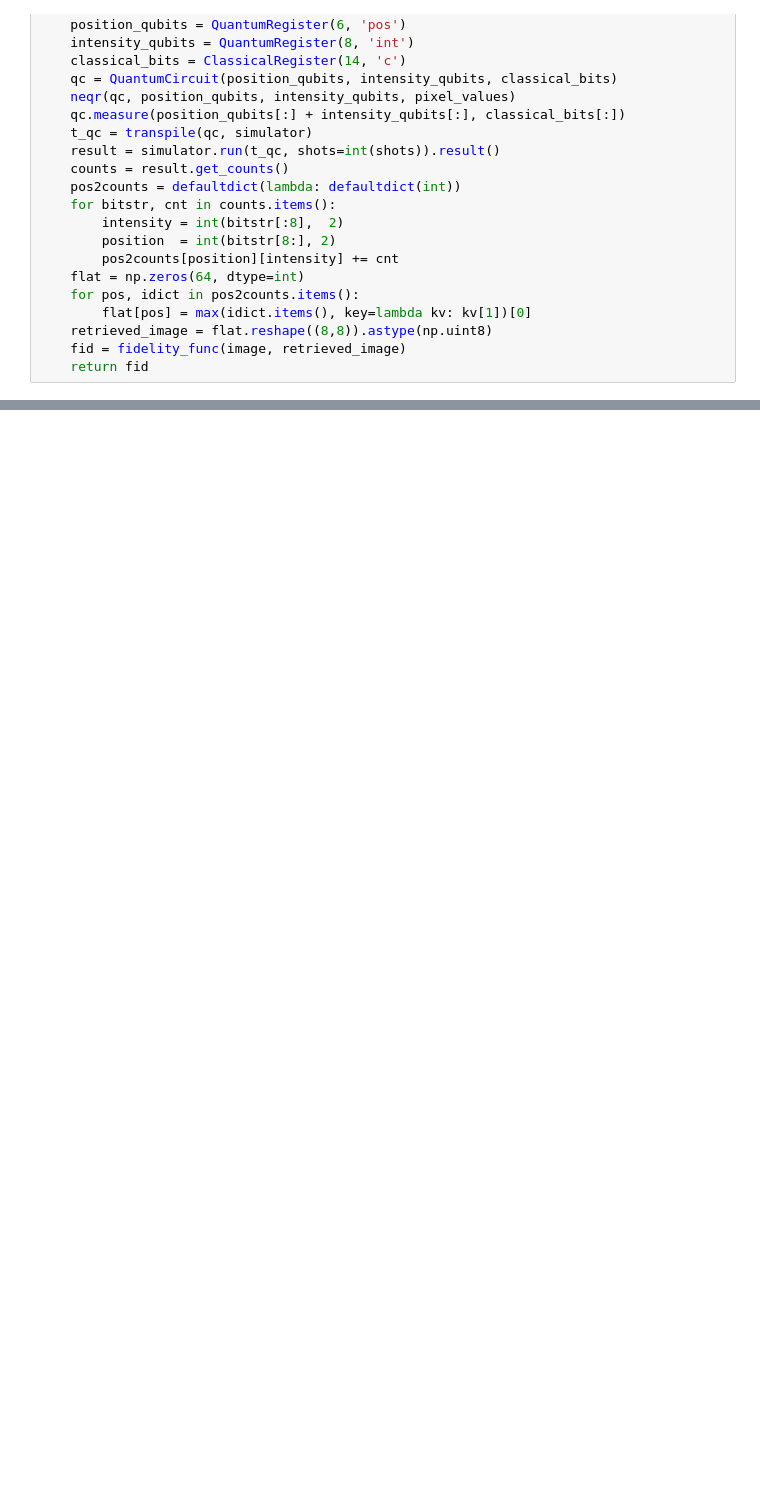
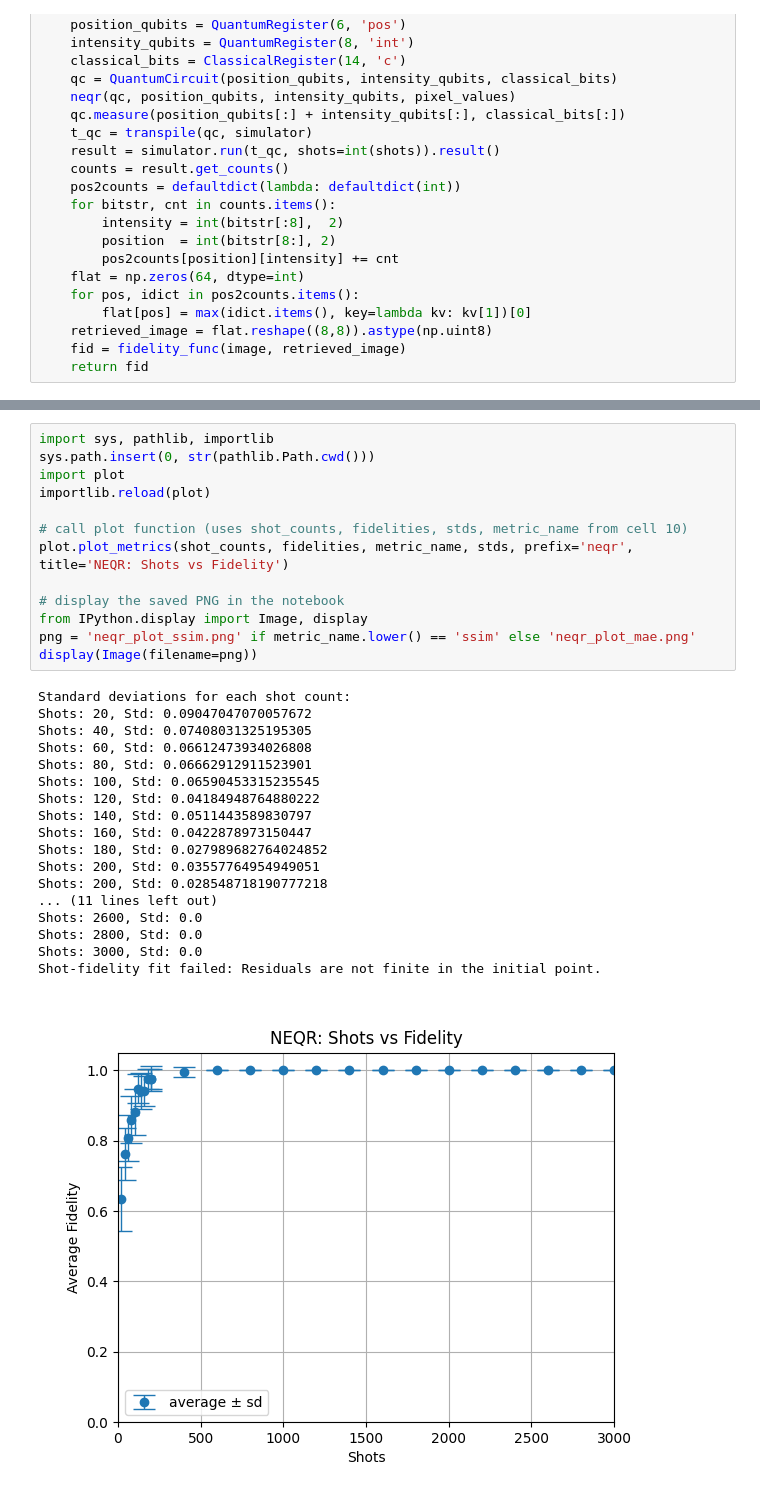
Before and after one commit to small-brain-ferret/quantum-image-ksasf, a Jupyter notebook: NEQR-greyscale/neqr.ipynb, the cells around one changed output, grey strips where cells are left out. Drawn from its saved outputs; the diff is of its cells as text; blank space fills up the shorter version.

Commit message:
Add NEQR evaluation results and plotting script

```diff
--- a/NEQR-greyscale/neqr.ipynb
+++ b/NEQR-greyscale/neqr.ipynb
@@ -233,0 +240,32 @@ Shots: 3000, Avg Weighted MAE: 1.0000, Std: 0.0000
+# %%
+import sys, pathlib, importlib
+sys.path.insert(0, str(pathlib.Path.cwd()))
+import plot
+importlib.reload(plot)
+
+# call plot function (uses shot_counts, fidelities, stds, metric_name from cell 10)
+plot.plot_metrics(shot_counts, fidelities, metric_name, stds, prefix='neqr', title='NEQR: Shots vs Fidelity')
+
+# display the saved PNG in the notebook
+from IPython.display import Image, display
+png = 'neqr_plot_ssim.png' if metric_name.lower() == 'ssim' else 'neqr_plot_mae.png'
+display(Image(filename=png))
+# %% [output]
+Standard deviations for each shot count:
+Shots: 20, Std: 0.09047047070057672
+Shots: 40, Std: 0.07408031325195305
+Shots: 60, Std: 0.06612473934026808
+Shots: 80, Std: 0.06662912911523901
+Shots: 100, Std: 0.06590453315235545
+Shots: 120, Std: 0.04184948764880222
+Shots: 140, Std: 0.0511443589830797
+Shots: 160, Std: 0.0422878973150447
+Shots: 180, Std: 0.027989682764024852
+Shots: 200, Std: 0.03557764954949051
+Shots: 200, Std: 0.028548718190777218
+... (11 lines left out)
+Shots: 2600, Std: 0.0
+Shots: 2800, Std: 0.0
+Shots: 3000, Std: 0.0
+Shot-fidelity fit failed: Residuals are not finite in the initial point.
+[figure, added]
```
Also changed, not shown: parts of 5 cells of this notebook, 3 other files.
